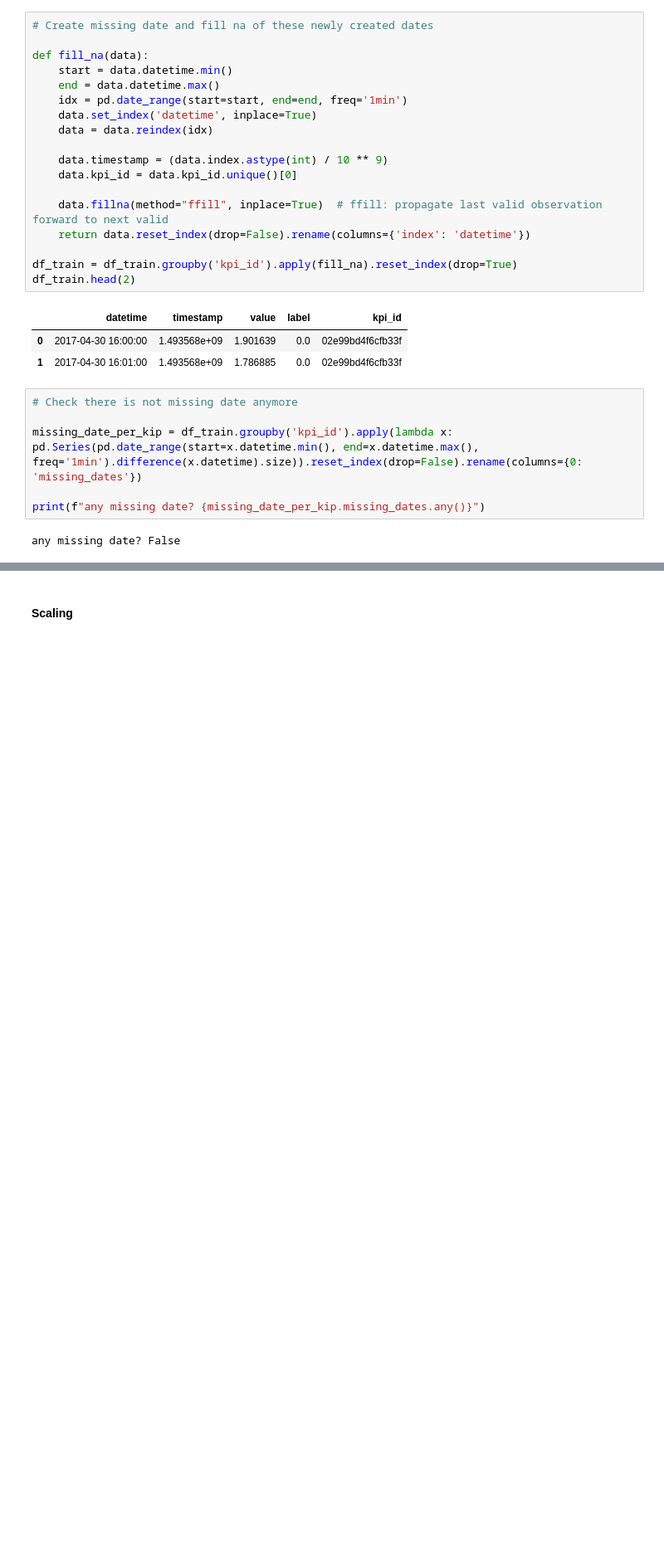
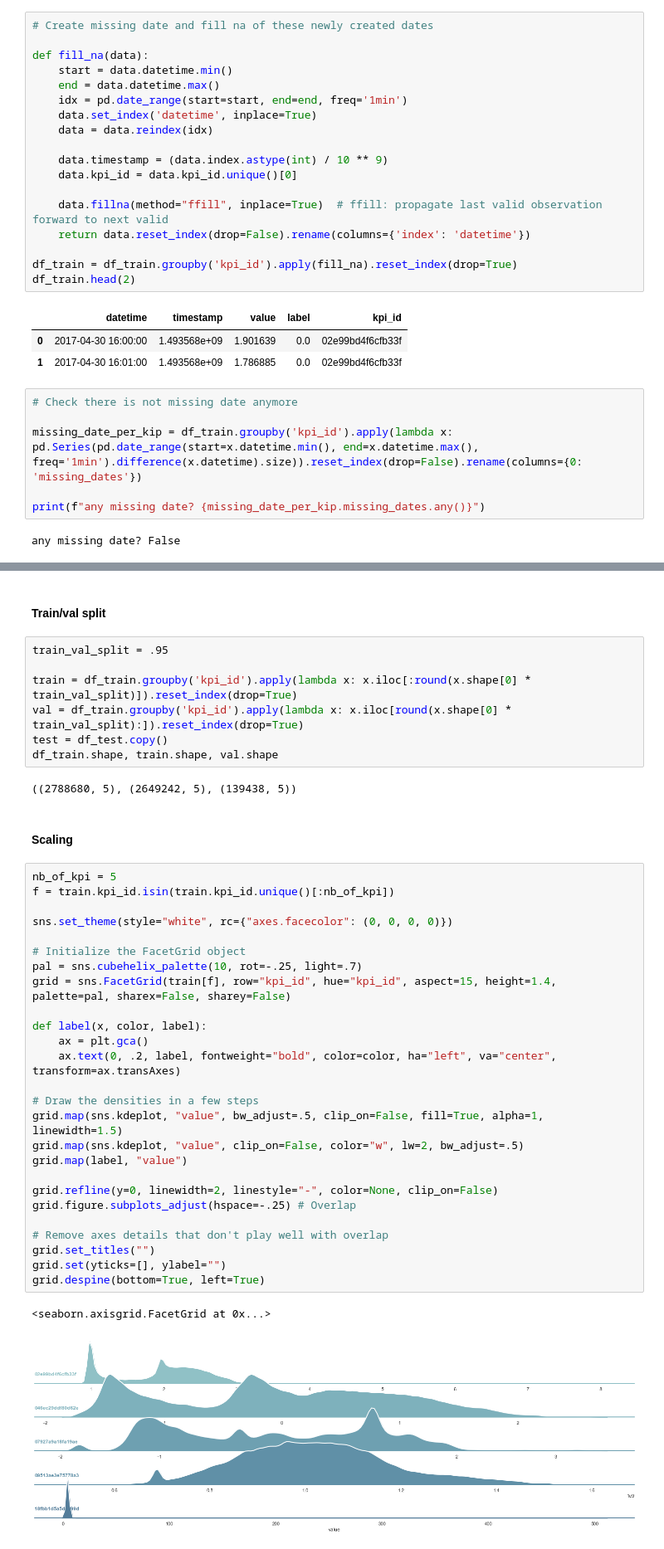
Before and after one commit to Cyprien-Ricque/kpi-anomaly-detection, a Jupyter notebook: preprocessing.ipynb, the cells around one changed output, grey strips where cells are left out. Shown at 83% size. Drawn from its saved outputs; the diff is of its cells as text; blank space fills up the shorter version.

```diff
--- a/preprocessing.ipynb
+++ b/preprocessing.ipynb
@@ -135,2 +141,42 @@ any missing date? False
+# %% [markdown]
+#### Train/val split
+# %%
+train_val_split = .95
+
+train = df_train.groupby('kpi_id').apply(lambda x: x.iloc[:round(x.shape[0] * train_val_split)]).reset_index(drop=True)
+val = df_train.groupby('kpi_id').apply(lambda x: x.iloc[round(x.shape[0] * train_val_split):]).reset_index(drop=True)
+test = df_test.copy()
+df_train.shape, train.shape, val.shape
+# %% [output]
+((2788680, 5), (2649242, 5), (139438, 5))
 # %% [markdown]
 #### Scaling
+# %%
+nb_of_kpi = 5
+f = train.kpi_id.isin(train.kpi_id.unique()[:nb_of_kpi])
+
+sns.set_theme(style="white", rc={"axes.facecolor": (0, 0, 0, 0)})
+
+# Initialize the FacetGrid object
+pal = sns.cubehelix_palette(10, rot=-.25, light=.7)
+grid = sns.FacetGrid(train[f], row="kpi_id", hue="kpi_id", aspect=15, height=1.4, palette=pal, sharex=False, sharey=False)
+
+def label(x, color, label):
+    ax = plt.gca()
+    ax.text(0, .2, label, fontweight="bold", color=color, ha="left", va="center", transform=ax.transAxes)
+
+# Draw the densities in a few steps
+grid.map(sns.kdeplot, "value", bw_adjust=.5, clip_on=False, fill=True, alpha=1, linewidth=1.5)
+grid.map(sns.kdeplot, "value", clip_on=False, color="w", lw=2, bw_adjust=.5)
+grid.map(label, "value")
+
+grid.refline(y=0, linewidth=2, linestyle="-", color=None, clip_on=False)
+grid.figure.subplots_adjust(hspace=-.25) # Overlap
+
+# Remove axes details that don't play well with overlap
+grid.set_titles("")
+grid.set(yticks=[], ylabel="")
+grid.despine(bottom=True, left=True)
+# %% [output]
+<seaborn.axisgrid.FacetGrid at 0x...>
+[figure, added]
```
Also changed, not shown: parts of 12 cells of this notebook, 3 other files.
